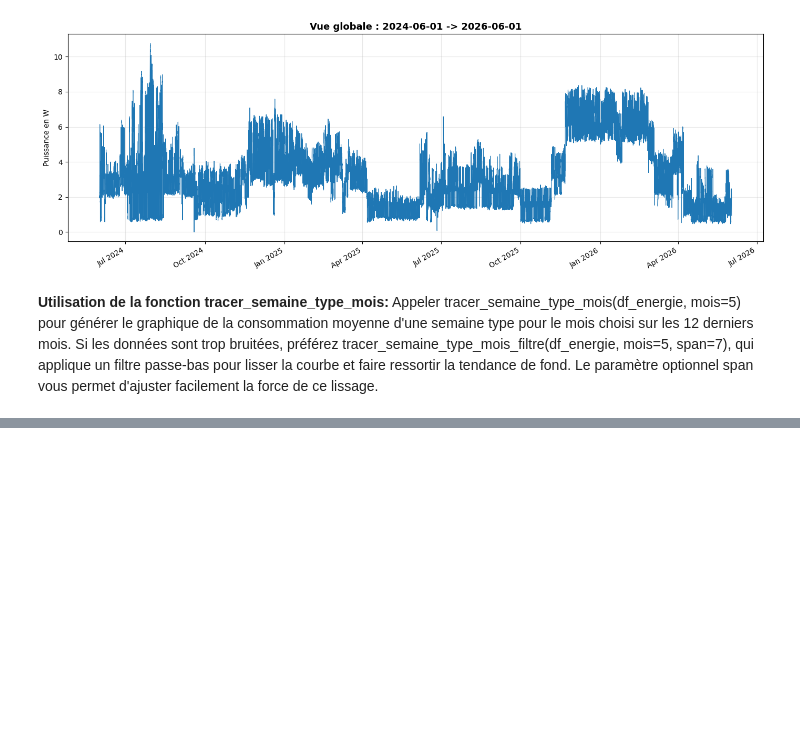
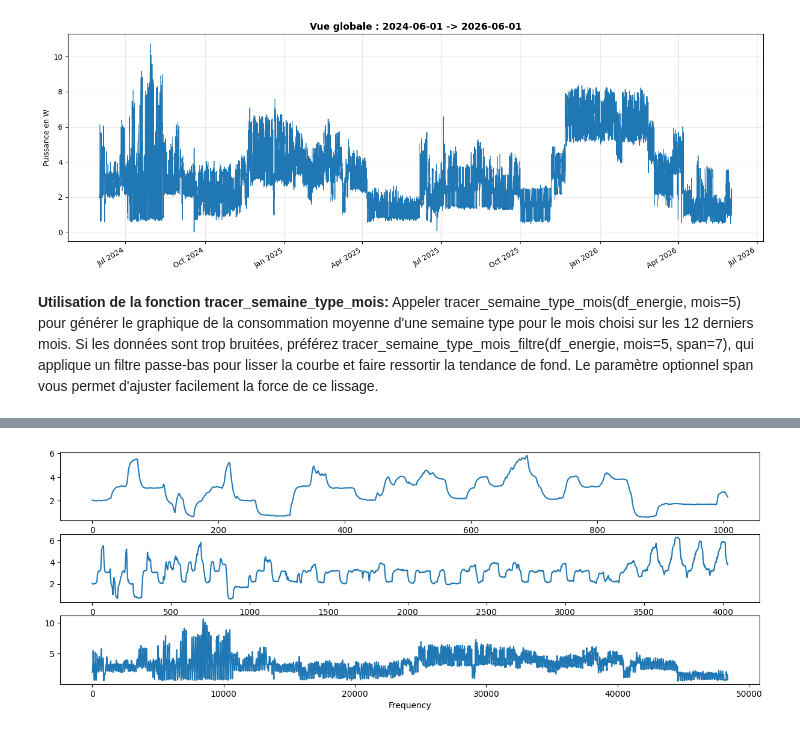
Before and after one commit to Martinks28/Hackaton-Analyse-courbe-de-charge, a Jupyter notebook: affichage des courbes de charge.ipynb, the cells around one changed output, grey strips where cells are left out. Saved outputs shown, nothing was run; the diff lists cells and outputs as text; code cells hidden in the pictures; blank space fills up the shorter version.

```diff
--- a/affichage des courbes de charge.ipynb
+++ b/affichage des courbes de charge.ipynb
@@ -73,0 +69,4 @@ tracer(df, echelle="semaine", debut = "2023-06-05")
+# %%
+df_lisse = df.copy()
+cols_num = df.select_dtypes(include=[np.number]).columns
+df_lisse[cols_num] = df_lisse[cols_num].ewm(span=7, adjust=False).mean()
@@ -73,0 +97,31 @@ tracer(df, echelle="semaine", debut = "2023-06-05")
+# %%
+f1 = semainesfft[0]
+f2 = moisfft[0]
+f3 = anneesfft[0]
+
+# Frequency shift
+freqs1 = np.arange(f1.size//2)
+freqs1 = np.concatenate((freqs1, -freqs1[::-1]))
+
+freqs2 = np.arange(f2.size//2)
+freqs2 = np.concatenate((freqs2, -freqs2[::-1]))
+
+freqs3 = np.arange(f3.size//2)
+freqs3 = np.concatenate((freqs3, -freqs3[::-1]))
+
+# Display
+plt.figure(figsize = (15, 5))
+plt.subplot(3, 1, 1)
+plt.plot(np.abs(f1))
+plt.xlabel('Frequency')
+
+plt.subplot(3, 1, 2)
+plt.plot(np.abs(f2))
+plt.xlabel('Frequency')
+
+plt.subplot(3, 1, 3)
+plt.plot(np.abs(f3))
+plt.xlabel('Frequency')
+plt.show()
+# %% [output]
+[figure, added]
```
Also changed, not shown: parts of 4 cells of this notebook, 1 other file.
